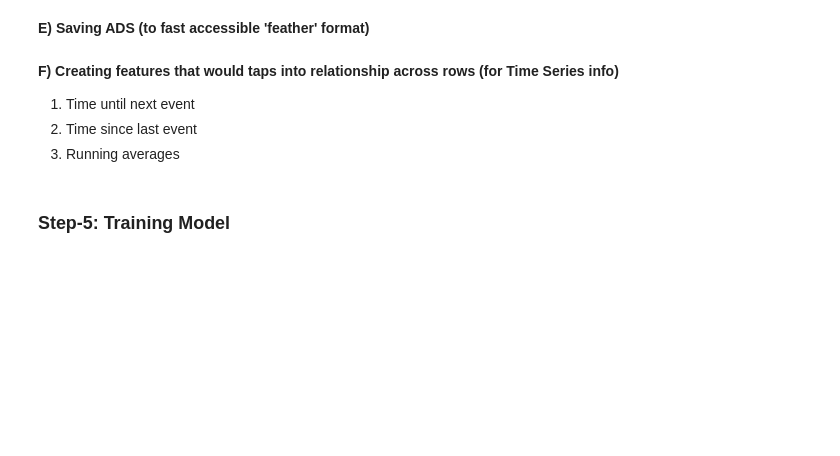
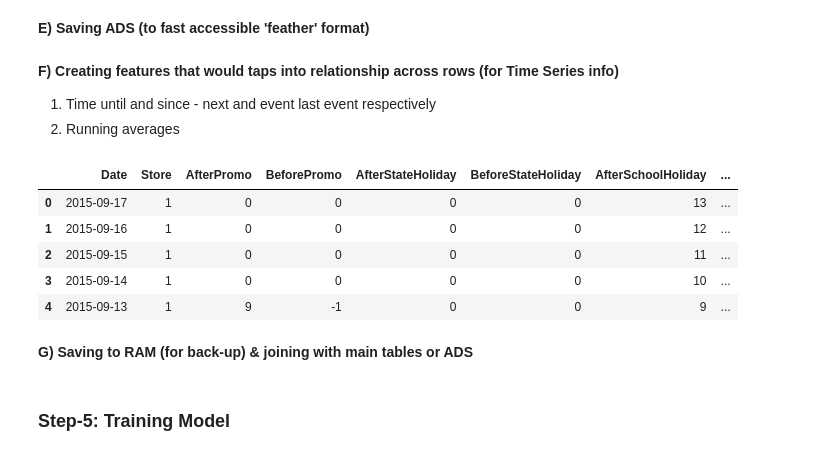
Before and after one commit to SwapnilSParkhe/FAST_AI, a Jupyter notebook: FASTAI_Lesson3.ipynb, the cells around one changed output. Drawn from its saved outputs; the diff is of its cells as text; code cells hidden in the pictures; blank space fills up the shorter version.

```diff
--- a/FASTAI_Lesson3.ipynb
+++ b/FASTAI_Lesson3.ipynb
@@ -533,8 +533,7 @@ joined_test.to_feather('joined_test')
 # %% [markdown]
 **F) Creating features that would taps into relationship across rows (for Time Series info)**
 
- 1. Time until next event
- 2. Time since last event
+ 1. Time until and since - next and event last event respectively
  3. Running averages
 # %%
 #Utility function for cumulative days counting at a group-level (store-flag) using dates column
@@ -559,10 +558,42 @@ def get_elapsed(field, prefix):
 columns = ["Date", "Store", "Promo", "StateHoliday", "SchoolHoliday"]
 df=train[columns]
 df=test[columns]
-
-#1&2 - Time until and since last event
-for event in (['SchoolHoliday','StateHoliday','Promo']):
-  df = df.sort_values(['Store', 'Date'])
-  get_elapsed(event, 'After')  #days since last respective event
-  df = df.sort_values(['Store', 'Date'], ascending=[True, False])
-  get_elapsed(event, 'Before')  #days til next respective event
+# %%
+#1. Time until and since last event
+columns = ["Promo", "StateHoliday", "SchoolHoliday"]
+for event in columns:
+  df = df.sort_values(['Store', 'Date'])
+  get_elapsed(event, 'After')  #days since last respective event
+  df = df.sort_values(['Store', 'Date'], ascending=[True, False])
+  get_elapsed(event, 'Before')  #days til next respective event
+
+#Missing Value Treatment - Imputing with 0
+for prefix in ['After', 'Before']:
+  for c in columns:
+    col=prefix+c
+    df[col]=df[col].fillna(0).astype(int)
+# %%
+#2. Running averages - First counting events/flags of interest in bwd and fwd diretions
+df=df.set_index('Date')
+bwd = df[['Store']+columns].sort_index().groupby("Store")[columns].rolling(7, min_periods=1).sum()
+fwd = df[['Store']+columns].sort_index(ascending=False).groupby('Store')[columns].rolling(7,min_periods=1).sum()
+# %%
+#Preparing for merge btwn 1&2 with main table (Getting key cols ready)
+df.reset_index(inplace=True)  #'Date' is req for join
+bwd.reset_index(inplace=True)  #'Store' is req for join
+fwd.reset_index(inplace=True)  #'Store' is req for join
+
+#Merging 1&2 with main table
+df = df.merge(bwd, 'left', ['Date','Store'],suffixes=['','_bw'])
+df = df.merge(fwd, 'left', ['Date','Store'],suffixes=['', '_fw'])
+df.drop(columns,axis=1,inplace=True)  #Dropping derived but raw columns
+df.head(5)
+# %% [output]
+|  | Date | Store | AfterPromo | BeforePromo | AfterStateHoliday | BeforeStateHoliday | AfterSchoolHoliday | ... |
+| 0 | 2015-09-17 | 1 | 0 | 0 | 0 | 0 | 13 | ... |
+| 1 | 2015-09-16 | 1 | 0 | 0 | 0 | 0 | 12 | ... |
+| 2 | 2015-09-15 | 1 | 0 | 0 | 0 | 0 | 11 | ... |
+| 3 | 2015-09-14 | 1 | 0 | 0 | 0 | 0 | 10 | ... |
+| 4 | 2015-09-13 | 1 | 9 | -1 | 0 | 0 | 9 | ... |
+# %% [markdown]
+**G) Saving to RAM (for back-up) & joining with main tables or ADS**
```
Also changed, not shown: parts of 3 cells of this notebook.
